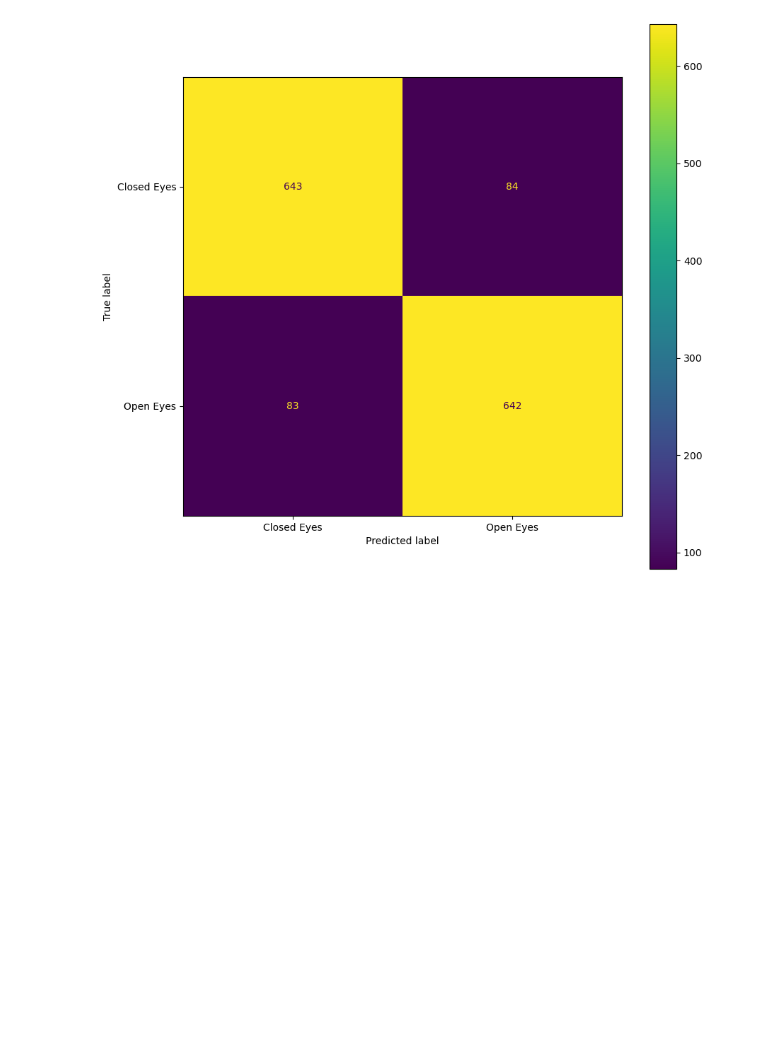
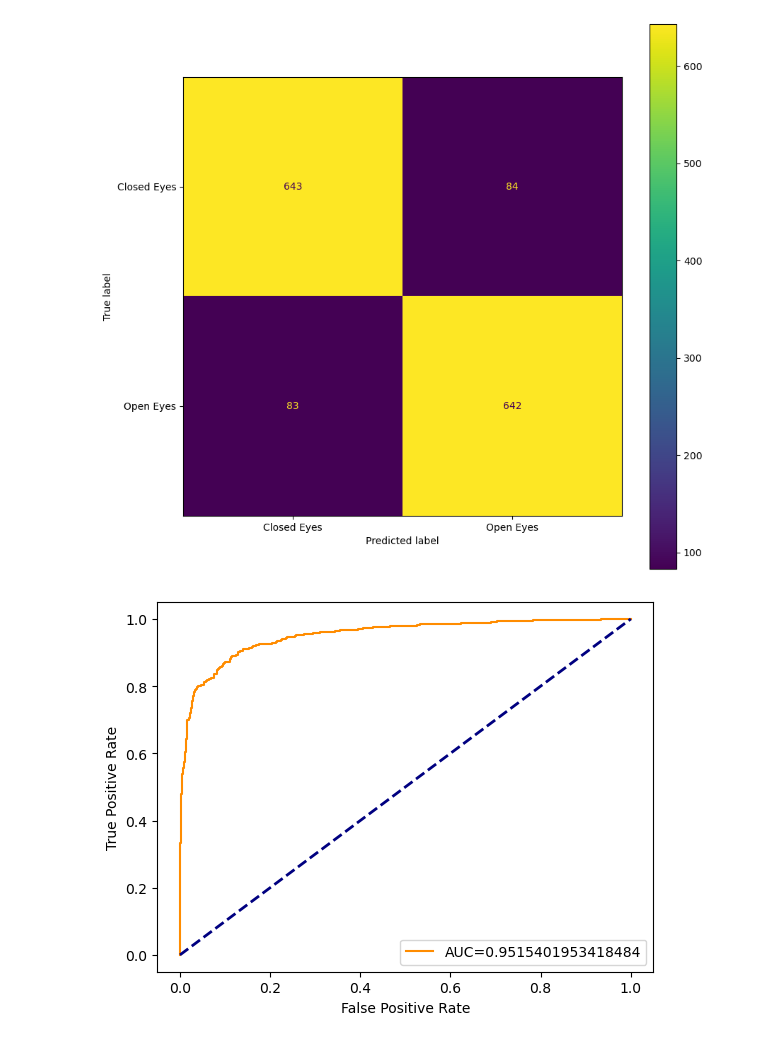
Before and after one commit to Hsin-Hung/Drowsiness_Detection, a Jupyter notebook: src/Henry.ipynb, the cells around one changed output. Cells and saved outputs as stored; diff of their text form; code cells hidden in the pictures; blank space fills up the shorter version.

```diff
--- a/src/Henry.ipynb
+++ b/src/Henry.ipynb
@@ -187,3 +204,16 @@ fig, ax = plt.subplots(figsize=(10,10))
 disp.plot(ax=ax);
 # %% [output]
 [figure]
+# %%
+fpr, tpr, _ = metrics.roc_curve(y_labels,  y_pred_probs)
+auc = metrics.roc_auc_score(y_labels, y_pred_probs)
+
+#create ROC curve
+plt.plot(fpr,tpr,label="AUC="+str(auc),color="darkorange")
+plt.plot([0, 1], [0, 1], color="navy", lw=2, linestyle="--")
+plt.ylabel('True Positive Rate')
+plt.xlabel('False Positive Rate')
+plt.legend(loc=4)
+plt.show()
+# %% [output]
+[figure, added]
```
Also changed, not shown: parts of 3 cells of this notebook, 1 other file.
